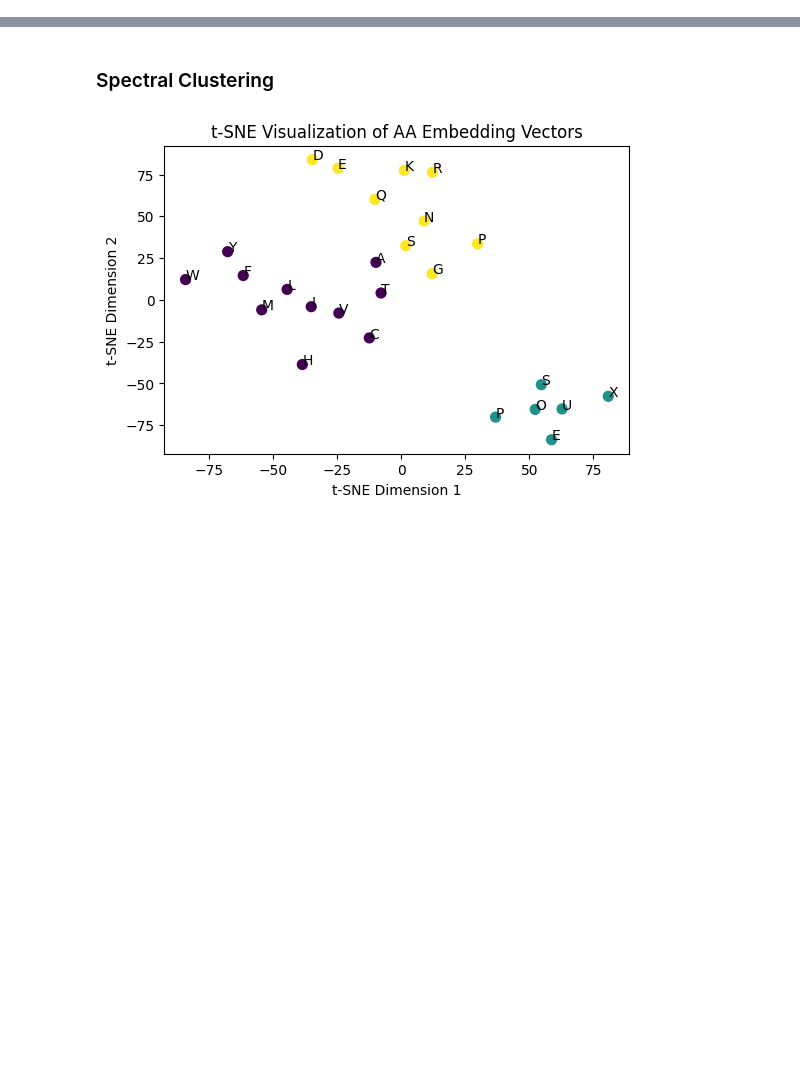
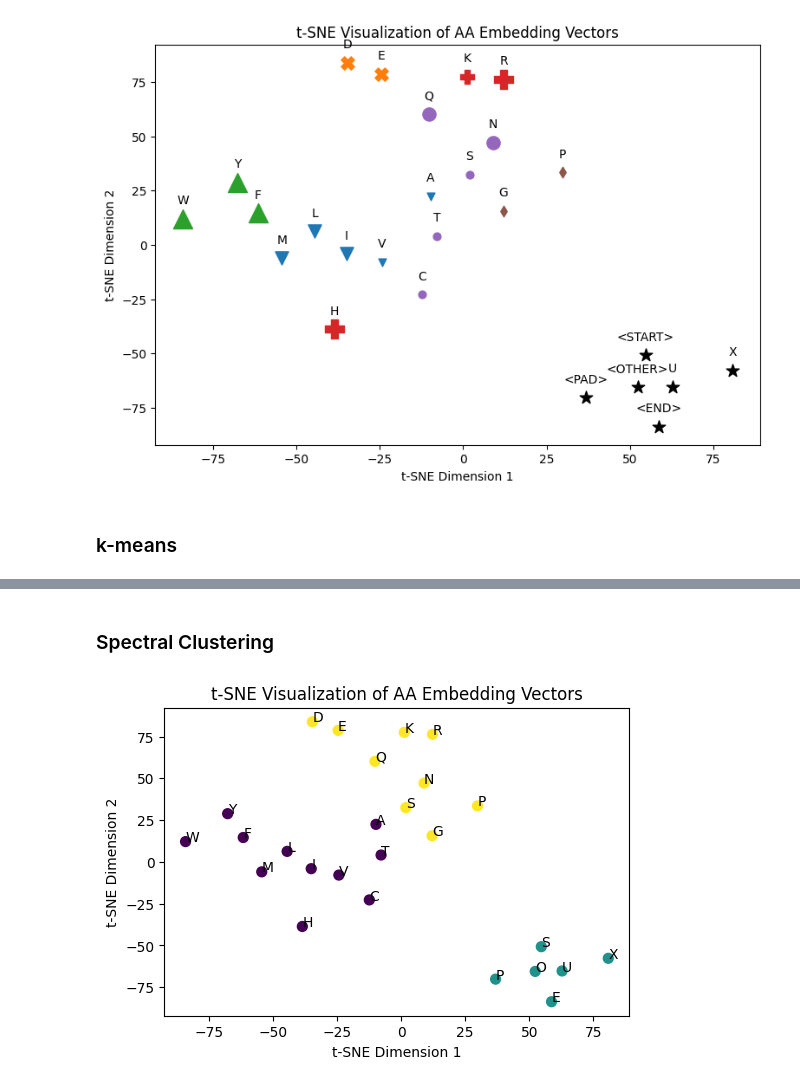
Before and after one commit to furkanakkurt1335/549-term-project, a Jupyter notebook: aa_embeddings/embedding_clustering.ipynb, the cells around one changed output, grey strips where cells are left out. Saved outputs shown, nothing was run; the diff lists cells and outputs as text; code cells hidden in the pictures; blank space fills up the shorter version.

```diff
--- a/aa_embeddings/embedding_clustering.ipynb
+++ b/aa_embeddings/embedding_clustering.ipynb
@@ -54,3 +66,62 @@ amino_acid_symbols = {
+# %%
+#keys = prottrans_aas # To compare with prottrans embedding visualizations
+keys = list(aa_embeddings.keys())
+vectors = np.array([aa_embeddings[key] for key in keys])
+
+# Apply t-SNE
+tsne = TSNE(n_components=2, perplexity=5,random_state=42)
+tsne_result = tsne.fit_transform(vectors)
+
+
+# Plot the t-SNE result with labels and colors according to the clusters
+plt.figure(figsize=(9, 6))
+for i, key in enumerate(keys):
+    if aa_masses[key] < 130:
+        marker_size = 40
+    elif aa_masses[key] > 150:
+        marker_size = 250
+    else:
+        marker_size = 120
+
+    if key in  positive_charged_aas:
+        marker = "P"
+        color = "tab:red"
+    elif key in negative_charged_aas:
+        marker = "X"
+        color = "tab:orange"
+    elif key in  polar_neutral_aas:
+        marker = "o"
+        color = "tab:purple"
+    elif key in hydrophobic_aromatic_aas:
+        marker = "^"
+        color = "tab:green"
+    elif key in hydrophobic_aliphatic_aas:
+        marker = "v"
+        color = "tab:blue"
+    elif key in unique_aas:
+        marker = "d"
+        color = "tab:brown"
+    else:
+        marker = "*"
+        color = "k"
+    plt.scatter(tsne_result[i, 0], tsne_result[i, 1], c=color,marker=marker, s=marker_size)
+
+# Annotate each point with its corresponding key
+for i, key in enumerate(keys):
+    #amino_acid_symbol = amino_acid_symbols.get(key, key)
+    plt.annotate(key, (tsne_result[i, 0], tsne_result[i, 1]),
+                 xytext=(0, 10),
+                 textcoords='offset points',
+                 ha='center', va='bottom')
+
+plt.title('t-SNE Visualization of AA Embedding Vectors')
+plt.xlabel('t-SNE Dimension 1')
+plt.ylabel('t-SNE Dimension 2')
+plt.show()
+# %% [output]
+[figure, added]
+# %% [markdown]
+### k-means
 # %%
 # Extract vectors and corresponding keys
 keys = list(aa_embeddings.keys())
```
Also changed, not shown: parts of 8 cells of this notebook.
